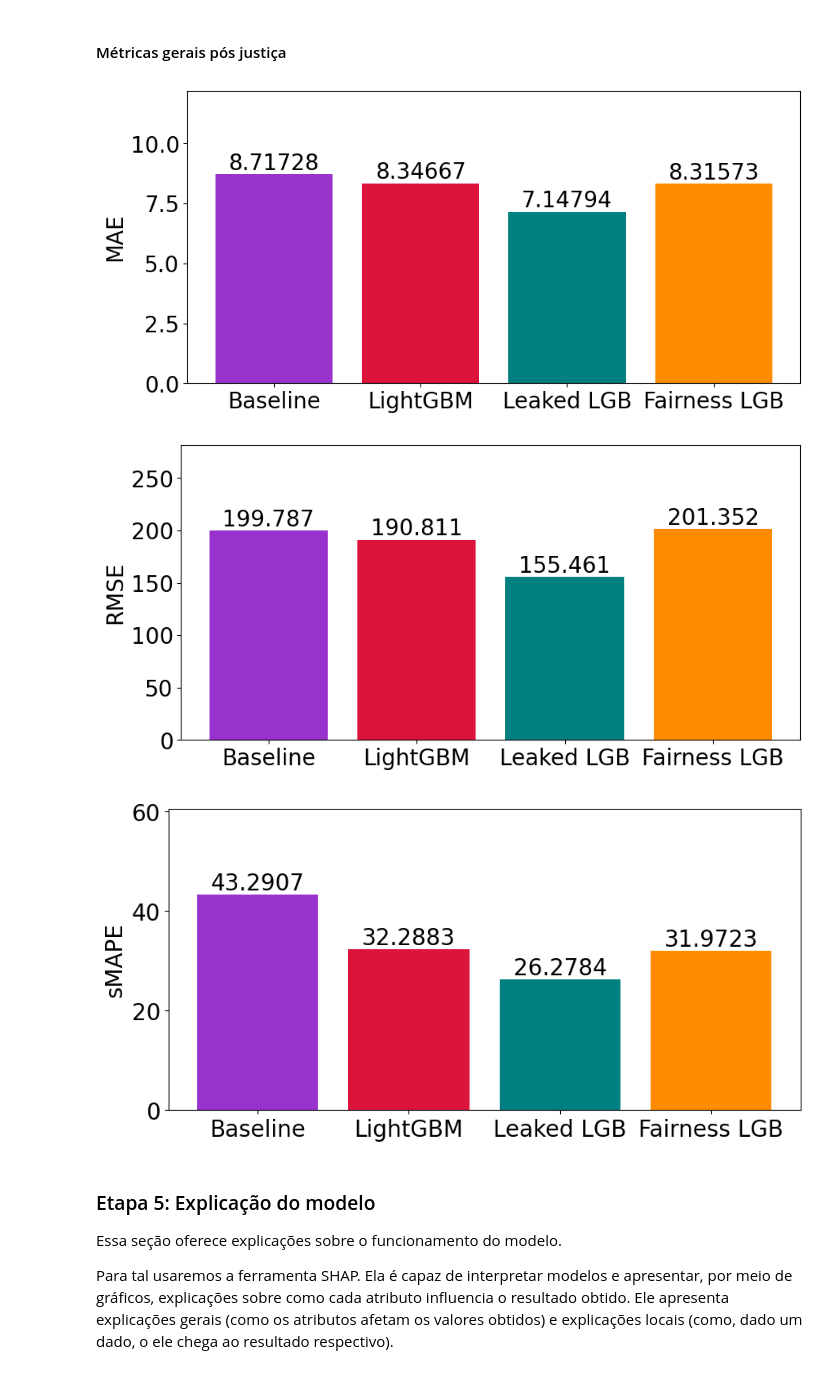
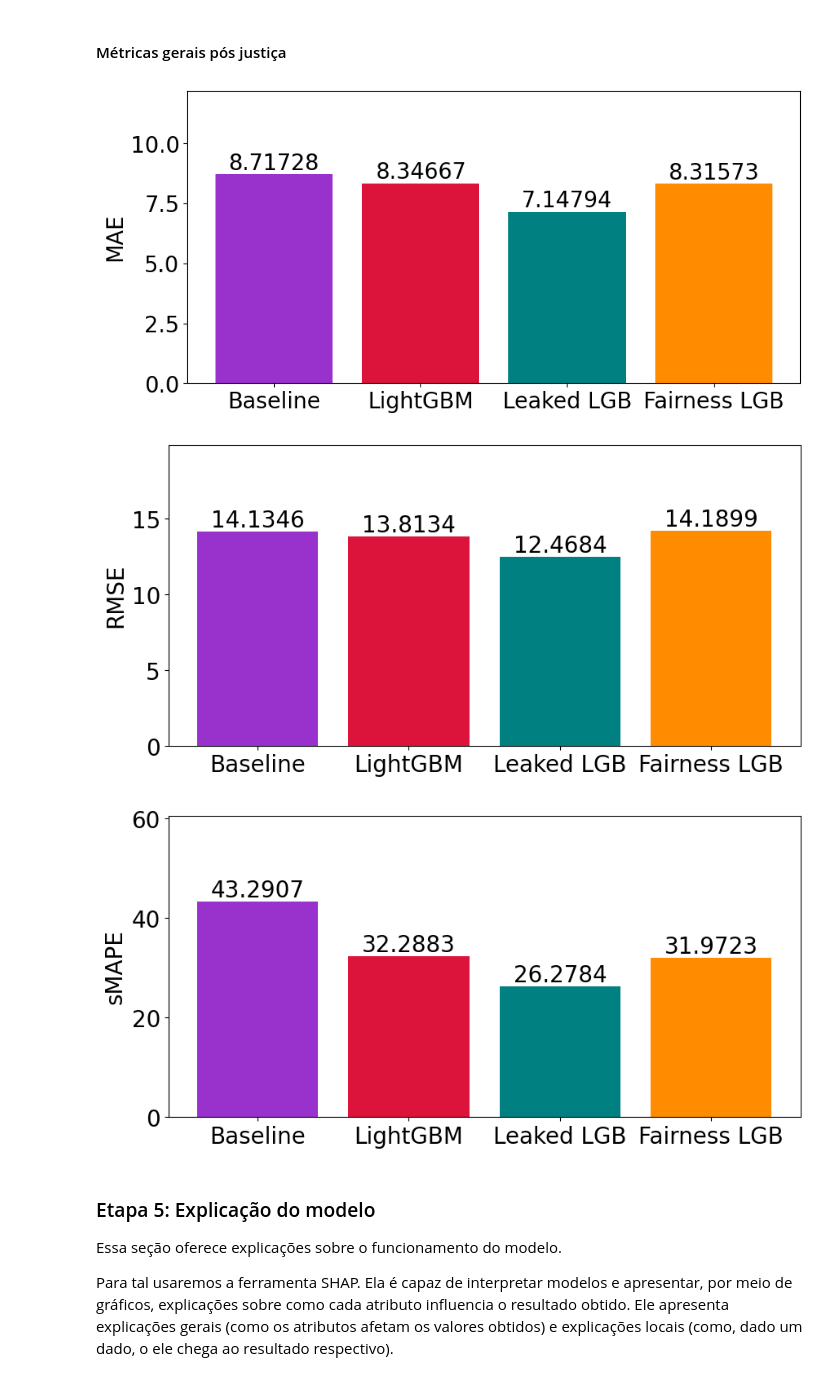
Before and after one commit to Nefex-Shadow/Toy_Example_NIAR_en, a Jupyter notebook: v2.ipynb, the cells around one changed output. Saved outputs shown, nothing was run; the diff lists cells and outputs as text; code cells hidden in the pictures.

Commit message:
Updated metrics reports (and RMSE)

```diff
--- a/v2.ipynb
+++ b/v2.ipynb
@@ -557,55 +558,55 @@ lgb_f_mae = np.mean(lgb_f_mae_ar)
 # ==== RMSE ==== #
 
 # Baseline:
-base_rmse = mean_squared_error(y_true=Y_Test, y_pred=results_base)
+base_rmse = sqrt(mean_squared_error(y_true=Y_Test, y_pred=results_base))
 
 # LightGBM:
 lgb_rmse_ar = []
 for i in range(5):
-    lgb_rmse_ar.append(mean_squared_error(y_true=Y_Test, y_pred=results_lgb[i]))
+    lgb_rmse_ar.append(sqrt(mean_squared_error(y_true=Y_Test, y_pred=results_lgb[i])))
 lgb_rmse = np.mean(lgb_rmse_ar)
 
 # LightGBM, with leakage:
 lgb_l_rmse_ar = []
 for i in range(5):
-    lgb_l_rmse_ar.append(mean_squared_error(y_true=Y_Test, y_pred=results_lgb_l[i]))
+    lgb_l_rmse_ar.append(sqrt(mean_squared_error(y_true=Y_Test, y_pred=results_lgb_l[i])))
 lgb_l_rmse = np.mean(lgb_l_rmse_ar)
 
 # LightGBM, post Fairness:
 lgb_f_rmse_ar = []
 for i in range(5):
-    lgb_f_rmse_ar.append(mean_squared_error(y_true=Y_Test, y_pred=results_lgb_f[i]))
+    lgb_f_rmse_ar.append(sqrt(mean_squared_error(y_true=Y_Test, y_pred=results_lgb_f[i])))
 lgb_f_rmse = np.mean(lgb_f_rmse_ar)
 
 # ==== SMAPE ==== #
 
 # Baseline:
 base_smape = smape(y_true=Y_Test, y_pred=results_base)
 
 # LightGBM:
 lgb_smape_ar = []
 for i in range (5):
     lgb_smape_ar.append(smape(y_true=Y_Test, y_pred=results_lgb[i]))
 lgb_smape = np.mean(lgb_smape_ar)
 
 # LightGBM, with leakage:
 lgb_l_smape_ar = []
 for i in range (5):
     lgb_l_smape_ar.append(smape(y_true=Y_Test, y_pred=results_lgb_l[i]))
 lgb_l_smape = np.mean(lgb_l_smape_ar)
 
 # LightGBM, post Fairness:
 lgb_f_smape_ar = []
 for i in range (5):
     lgb_f_smape_ar.append(smape(y_true=Y_Test, y_pred=results_lgb_f[i]))
 lgb_f_smape = np.mean(lgb_f_smape_ar)
 
 plot_results("MAE per Model", "MAE", base_mae, lgb_mae, lgb_l_mae, lgb_f_mae)
 plot_results("RMSE per Model", "RMSE", base_rmse, lgb_rmse, lgb_l_rmse, lgb_f_rmse)
 plot_results("sMAPE per Model", "sMAPE", base_smape, lgb_smape, lgb_l_smape, lgb_f_smape)
 # %% [output]
 [figure]
-[figure, old version]
+[figure, new version]
 [figure]
 # %% [markdown]
 ### Etapa 5: Explicação do modelo
```
Also changed, not shown: parts of 8 cells of this notebook, 8 other files.
